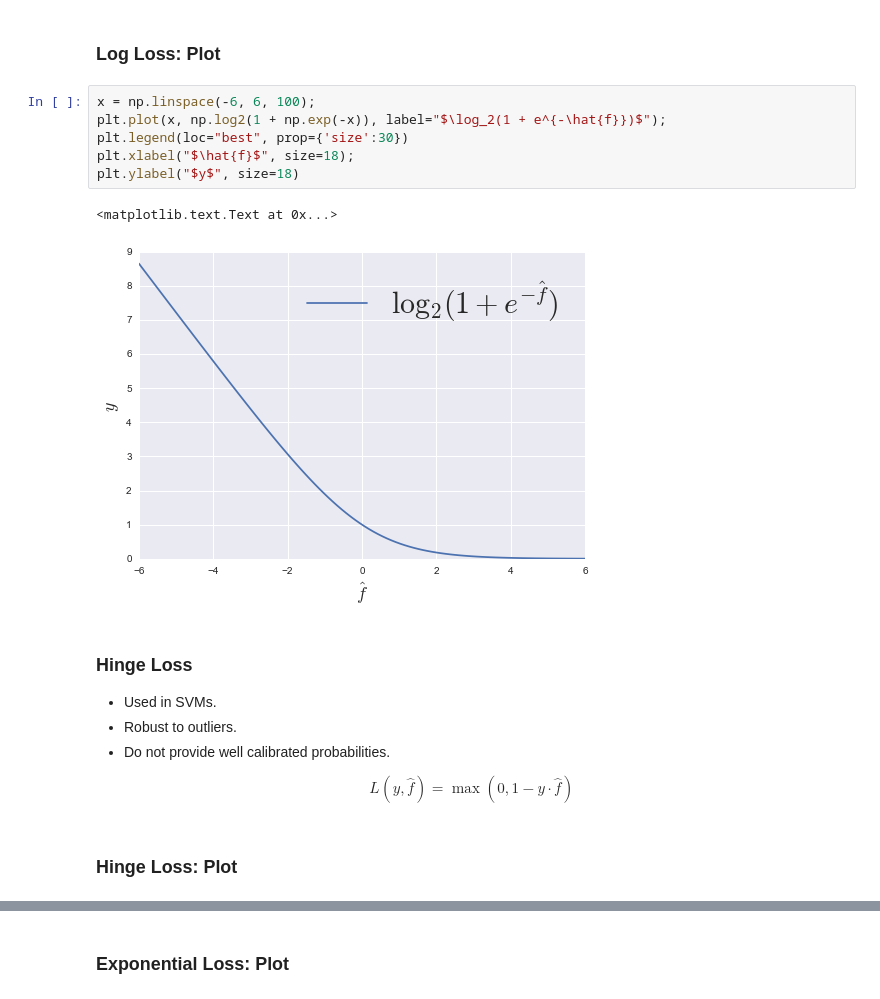
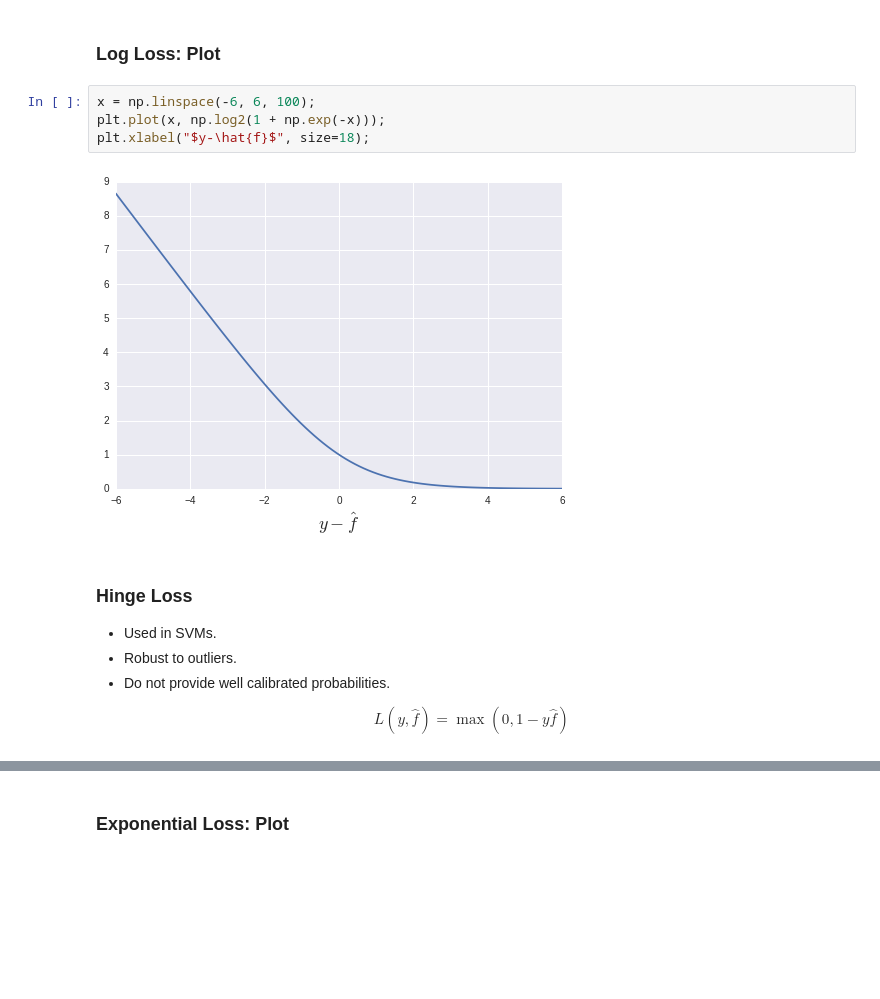
Before and after one commit to thejakeyboy/umich-eecs545-lectures, a Jupyter notebook: lecture12_ml_advice/lecture12_ml_advice.ipynb, the cells around one changed output, grey strips where cells are left out. Saved outputs shown, nothing was run; the diff lists cells and outputs as text; blank space fills up the shorter version.

```diff
--- a/lecture12_ml_advice/lecture12_ml_advice.ipynb
+++ b/lecture12_ml_advice/lecture12_ml_advice.ipynb
@@ -280,13 +260,10 @@ $$L(y,\hat{f}) = \log[ 1 + \exp(\hat{f}-y)]$$
 ### Log Loss:  Plot
 # %%
 x = np.linspace(-6, 6, 100);
-plt.plot(x, np.log2(1 + np.exp(-x)), label="$\log_2(1 + e^{-\hat{f}})$");
-plt.legend(loc="best", prop={'size':30})
-plt.xlabel("$\hat{f}$", size=18);
-plt.ylabel("$y$", size=18)
+plt.plot(x, np.log2(1 + np.exp(-x)));
+plt.xlabel("$y-\hat{f}$", size=18);
 # %% [output]
-<matplotlib.text.Text at 0x...>
-[figure, old version]
+[figure, new version]
 # %% [markdown]
 ### Hinge Loss
 
@@ -294,8 +271,6 @@ plt.ylabel("$y$", size=18)
  - Robust to outliers.
  - Do not provide well calibrated probabilities.
 
-$$L(y,\hat{f}) = \max(0, 1-y \cdot \hat{f})$$
+$$L(y,\hat{f}) = \max(0, 1-y\hat{f})$$
-# %% [markdown]
-### Hinge Loss: Plot
 # %%
 x = np.linspace(-6, 6, 100);
```
Also changed, not shown: parts of 32 cells of this notebook.
